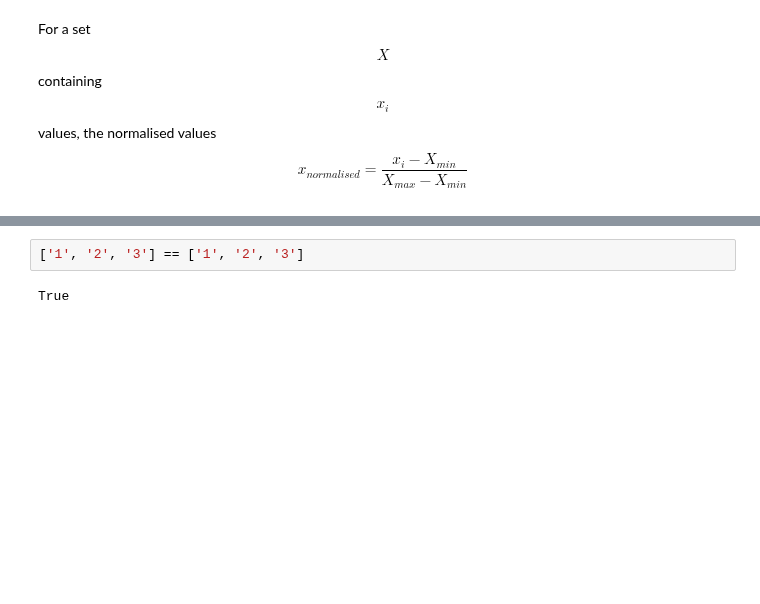
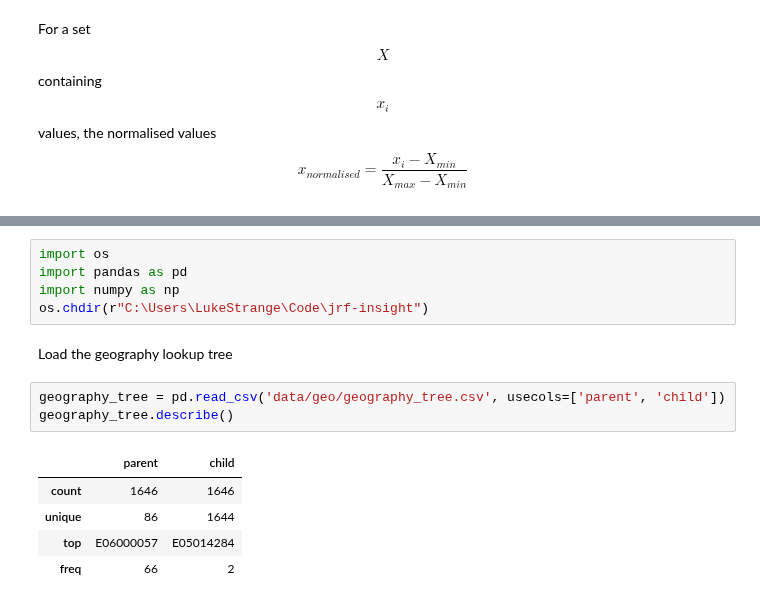
Before and after one commit to open-innovations/jrf-insight, a Jupyter notebook: playground/modelling/economic_insecurity.ipynb, the cells around one changed output, grey strips where cells are left out. Drawn from its saved outputs; the diff is of its cells as text; blank space fills up the shorter version.

```diff
--- a/playground/modelling/economic_insecurity.ipynb
+++ b/playground/modelling/economic_insecurity.ipynb
@@ -218,4 +12,16 @@ nan
-# %%
-['1', '2', '3'] == ['1', '2', '3']
-# %% [output]
-True
+# %%
+import os
+import pandas as pd
+import numpy as np
+os.chdir(r"C:\Users\LukeStrange\Code\jrf-insight")
+# %% [markdown]
+Load the geography lookup tree
+# %%
+geography_tree = pd.read_csv('data/geo/geography_tree.csv', usecols=['parent', 'child'])
+geography_tree.describe()
+# %% [output]
+|  | parent | child |
+| count | 1646 | 1646 |
+| unique | 86 | 1644 |
+| top | E06000057 | E05014284 |
+| freq | 66 | 2 |
```
Also changed, not shown: parts of 20 cells of this notebook, 1 other file.
